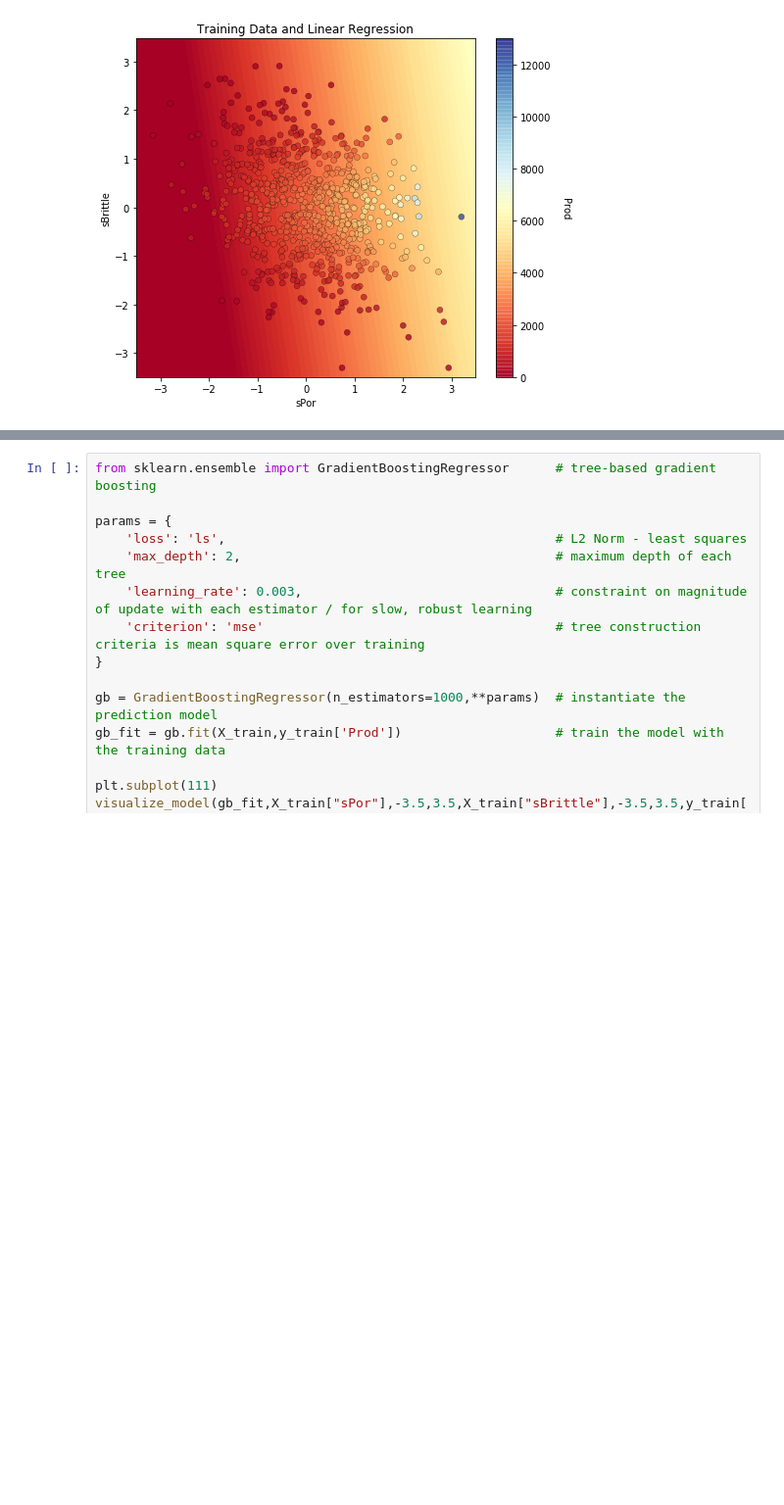
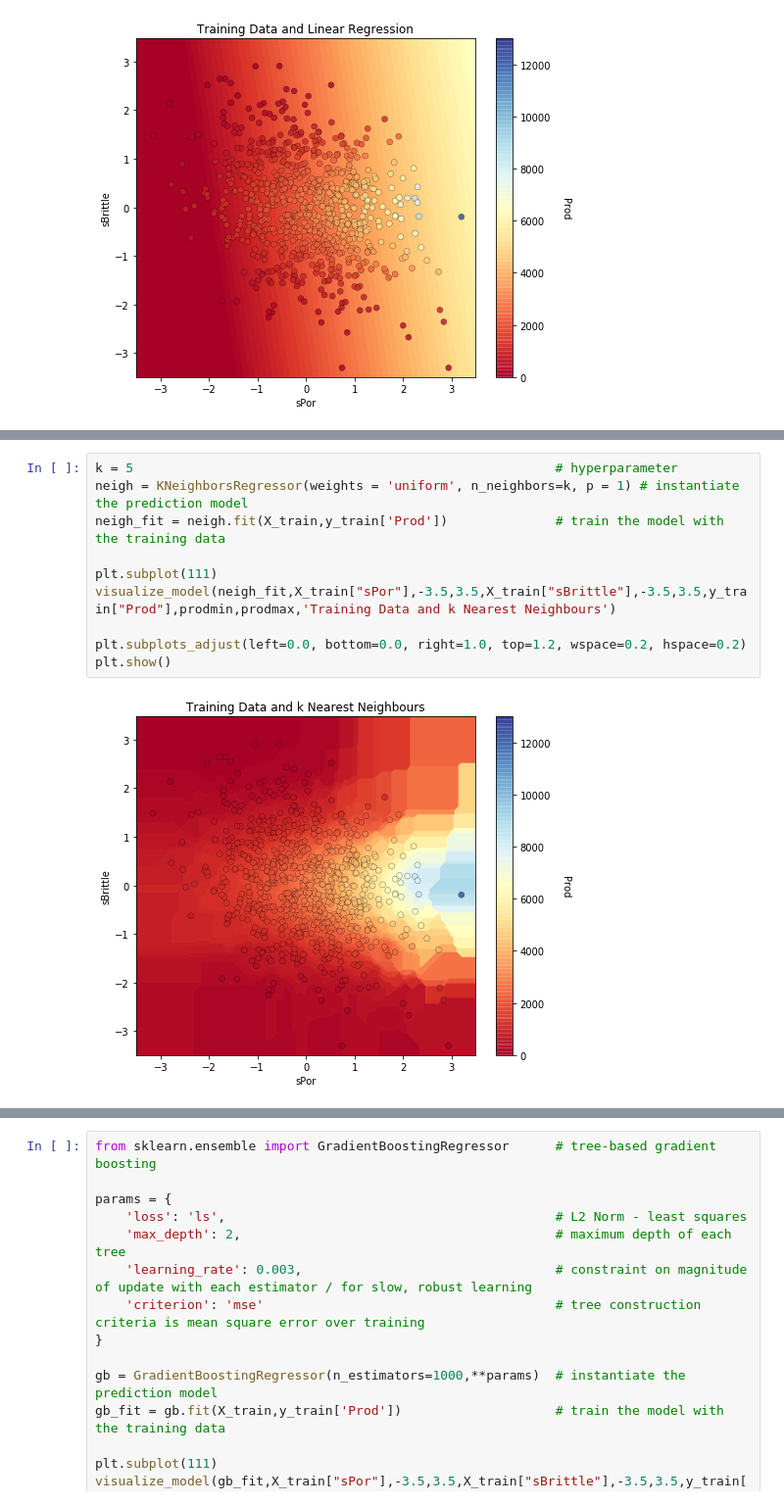
Before and after one commit to GeostatsGuy/PythonNumericalDemos, a Jupyter notebook: SubsurfaceDataAnalytics_MultipleModels.ipynb, the cells around one changed output, grey strips where cells are left out. Shown at 98% size. Drawn from its saved outputs; the diff is of its cells as text; blank space fills up the shorter version.

```diff
--- a/SubsurfaceDataAnalytics_MultipleModels.ipynb
+++ b/SubsurfaceDataAnalytics_MultipleModels.ipynb
@@ -345,0 +371,12 @@ Let's instantiate, fit and predict with a decision tree regression model.
+# %%
+k = 5                                                       # hyperparameter
+neigh = KNeighborsRegressor(weights = 'uniform', n_neighbors=k, p = 1) # instantiate the prediction model
+neigh_fit = neigh.fit(X_train,y_train['Prod'])              # train the model with the training data
+
+plt.subplot(111)
+visualize_model(neigh_fit,X_train["sPor"],-3.5,3.5,X_train["sBrittle"],-3.5,3.5,y_train["Prod"],prodmin,prodmax,'Training Data and k Nearest Neighbours')
+
+plt.subplots_adjust(left=0.0, bottom=0.0, right=1.0, top=1.2, wspace=0.2, hspace=0.2)
+plt.show()
+# %% [output]
+[figure, added]
```
Also changed, not shown: parts of 19 cells of this notebook.
